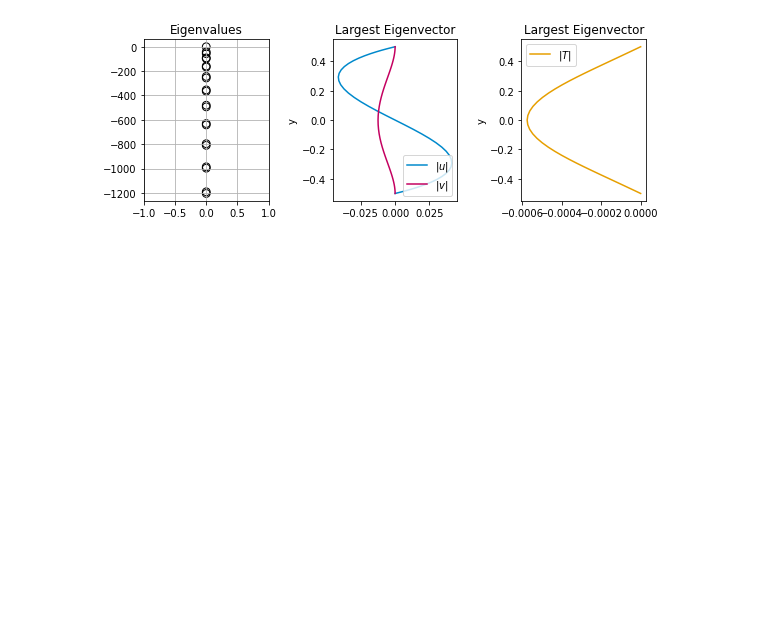
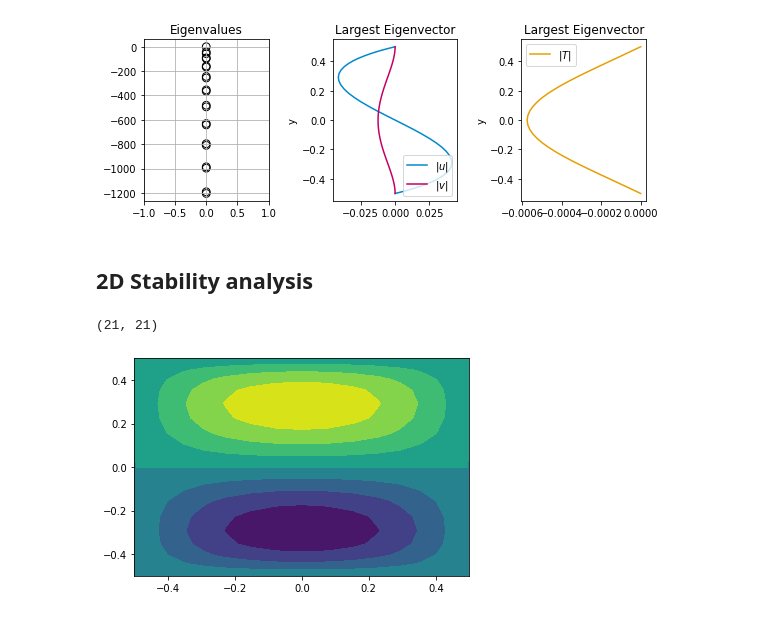
Before and after one commit to preiter93/pypde, a Jupyter notebook: stability.ipynb, the cells around one changed output. Saved outputs shown, nothing was run; the diff lists cells and outputs as text; code cells hidden in the pictures; blank space fills up the shorter version.

Commit message:
added: stability analysis rbc1d

```diff
--- a/stability.ipynb
+++ b/stability.ipynb
@@ -309,3 +309,5 @@ ax2.legend()
 plt.tight_layout();
 # %% [output]
 [figure]
+# %% [markdown]
+## 2D Stability analysis
@@ -311,0 +365,16 @@ plt.tight_layout();
+# %%
+(D1x@D1x).shape
+# %% [output]
+(21, 21)
+# %%
+D2 = np.kron( U.xs[0].ST@(D1x@D1x)@U.xs[0].S, Iy)
+# %%
+evals,evecs = eig(D2)
+# %%
+ev = evecs[:,1].reshape(Nx-2,Ny-2)
+ev = U.backward(ev)
+
+plt.contourf(xx,yy,ev)
+plt.show()
+# %% [output]
+[figure, added]
```
Also changed, not shown: parts of 1 cell of this notebook.
